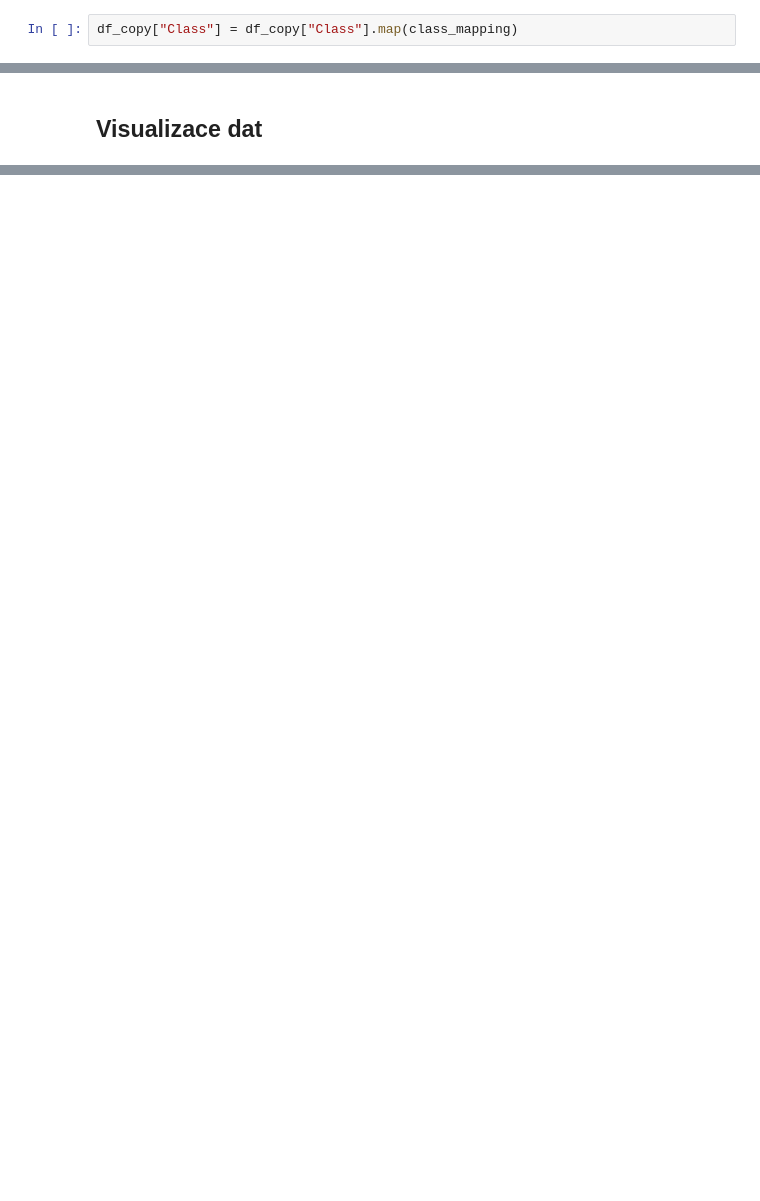
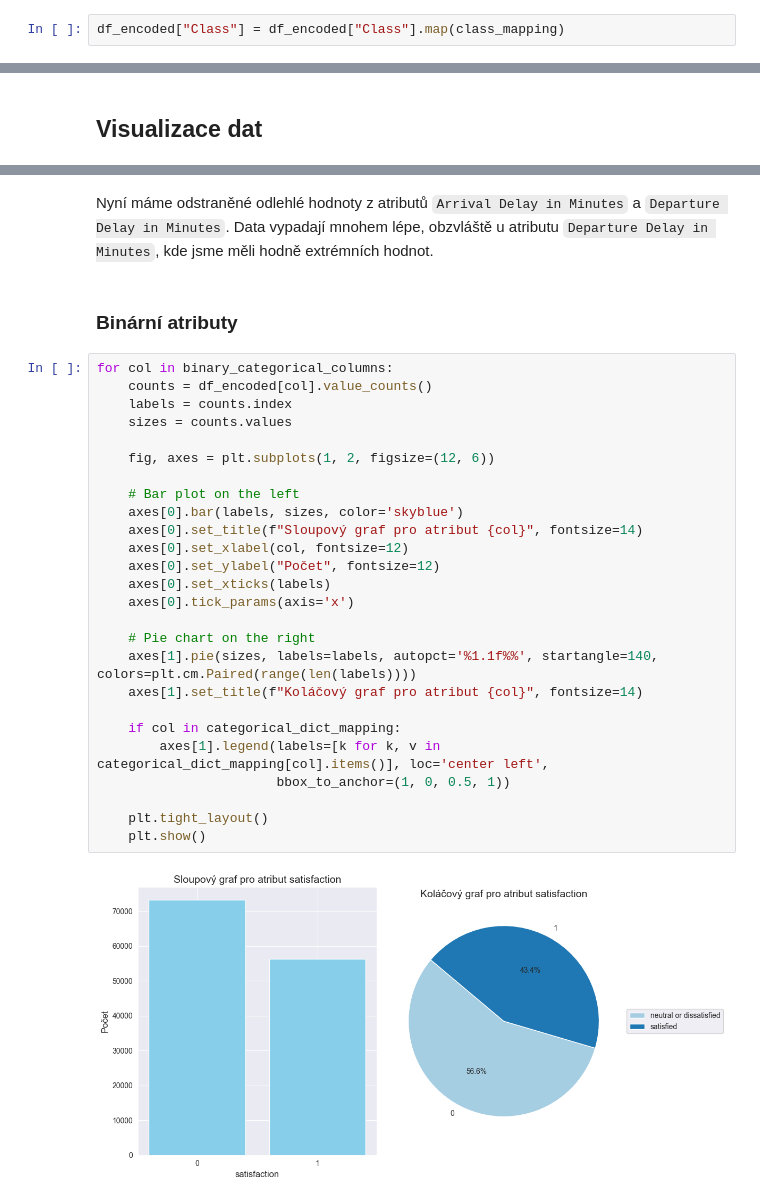
Before and after one commit to SLI0124/strojove-uceni, a Jupyter notebook: projects/data_clustering.ipynb, the cells around one changed output, grey strips where cells are left out. Cells and saved outputs as stored; diff of their text form; blank space fills up the shorter version.

```diff
--- a/projects/data_clustering.ipynb
+++ b/projects/data_clustering.ipynb
@@ -175,5 +184,5 @@ class_mapping = {
     "Business": 3
 }
 # %%
-df_copy["Class"] = df_copy["Class"].map(class_mapping)
+df_encoded["Class"] = df_encoded["Class"].map(class_mapping)
 # %%
@@ -223,0 +359,32 @@ plt.show()
+# %% [markdown]
+Nyní máme odstraněné odlehlé hodnoty z atributů `Arrival Delay in Minutes` a `Departure Delay in Minutes`. Data vypadají mnohem lépe, obzvláště u atributu `Departure Delay in Minutes`, kde jsme měli hodně extrémních hodnot.
+# %% [markdown]
+### Binární atributy
+# %%
+for col in binary_categorical_columns:
+    counts = df_encoded[col].value_counts()
+    labels = counts.index
+    sizes = counts.values
+
+    fig, axes = plt.subplots(1, 2, figsize=(12, 6))
+
+    # Bar plot on the left
+    axes[0].bar(labels, sizes, color='skyblue')
+    axes[0].set_title(f"Sloupový graf pro atribut {col}", fontsize=14)
+    axes[0].set_xlabel(col, fontsize=12)
+    axes[0].set_ylabel("Počet", fontsize=12)
+    axes[0].set_xticks(labels)
+    axes[0].tick_params(axis='x')
+
+    # Pie chart on the right
+    axes[1].pie(sizes, labels=labels, autopct='%1.1f%%', startangle=140, colors=plt.cm.Paired(range(len(labels))))
+    axes[1].set_title(f"Koláčový graf pro atribut {col}", fontsize=14)
+
+    if col in categorical_dict_mapping:
+        axes[1].legend(labels=[k for k, v in categorical_dict_mapping[col].items()], loc='center left',
+                       bbox_to_anchor=(1, 0, 0.5, 1))
+
+    plt.tight_layout()
+    plt.show()
+# %% [output]
+[figure, added]
```
Also changed, not shown: parts of 52 cells of this notebook.
